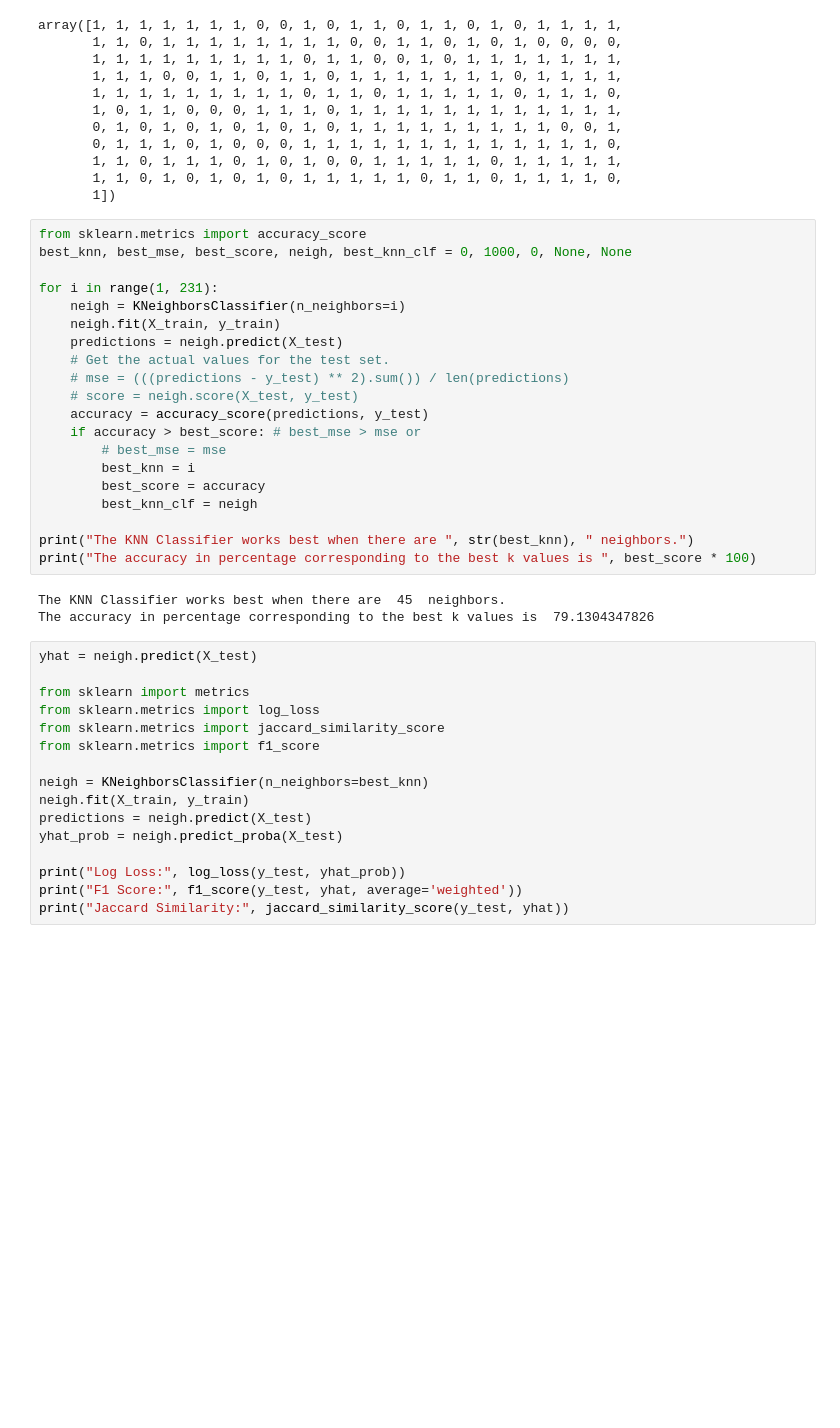
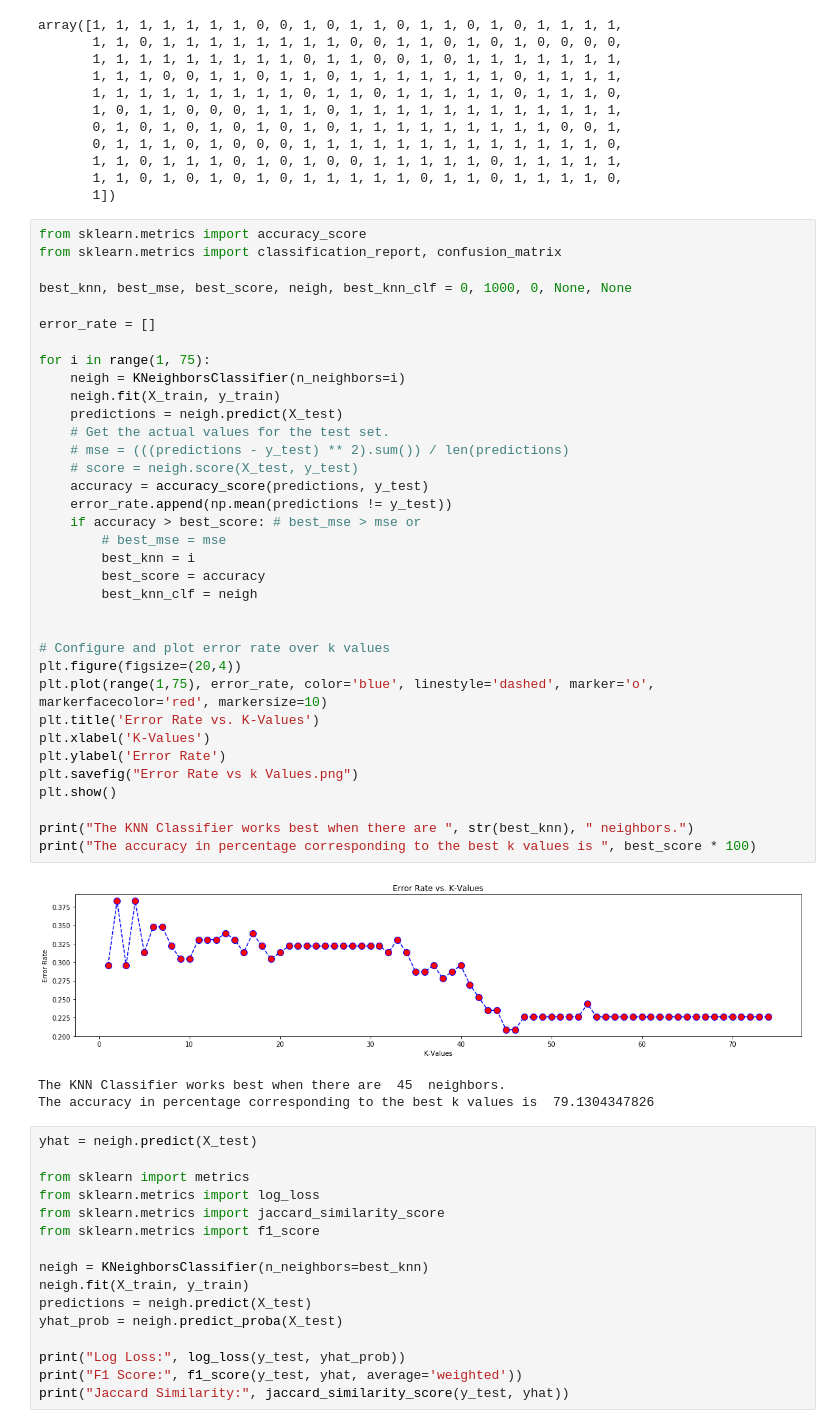
Before and after one commit to mohanprasath/course_work, a Jupyter notebook: coursera/machine_learning_with_python/Machine Learning Coursera Project.ipynb, the cells around one changed output. Saved outputs shown, nothing was run; the diff lists cells and outputs as text; blank space fills up the shorter version.

```diff
--- a/coursera/machine_learning_with_python/Machine Learning Coursera Project.ipynb
+++ b/coursera/machine_learning_with_python/Machine Learning Coursera Project.ipynb
@@ -303,25 +303,41 @@ array([1, 1, 1, 1, 1, 1, 1, 0, 0, 1, 0, 1, 1, 0, 1, 1, 0, 1, 0, 1, 1, 1, 1,
        1])
 # %%
 from sklearn.metrics import accuracy_score
+from sklearn.metrics import classification_report, confusion_matrix
+
 best_knn, best_mse, best_score, neigh, best_knn_clf = 0, 1000, 0, None, None
 
-for i in range(1, 231):
+error_rate = []
+
+for i in range(1, 75):
     neigh = KNeighborsClassifier(n_neighbors=i)
     neigh.fit(X_train, y_train)
     predictions = neigh.predict(X_test)
     # Get the actual values for the test set.
     # mse = (((predictions - y_test) ** 2).sum()) / len(predictions)
     # score = neigh.score(X_test, y_test)
     accuracy = accuracy_score(predictions, y_test)
+    error_rate.append(np.mean(predictions != y_test))
     if accuracy > best_score: # best_mse > mse or
         # best_mse = mse
         best_knn = i
         best_score = accuracy
         best_knn_clf = neigh
 
+
+# Configure and plot error rate over k values
+plt.figure(figsize=(20,4))
+plt.plot(range(1,75), error_rate, color='blue', linestyle='dashed', marker='o', markerfacecolor='red', markersize=10)
+plt.title('Error Rate vs. K-Values')
+plt.xlabel('K-Values')
+plt.ylabel('Error Rate')
+plt.savefig("Error Rate vs k Values.png")
+plt.show()
+
 print("The KNN Classifier works best when there are ", str(best_knn), " neighbors.")
 print("The accuracy in percentage corresponding to the best k values is ", best_score * 100)
 # %% [output]
+[figure, added]
 The KNN Classifier works best when there are  45  neighbors.
 The accuracy in percentage corresponding to the best k values is  79.1304347826
 # %%
```
